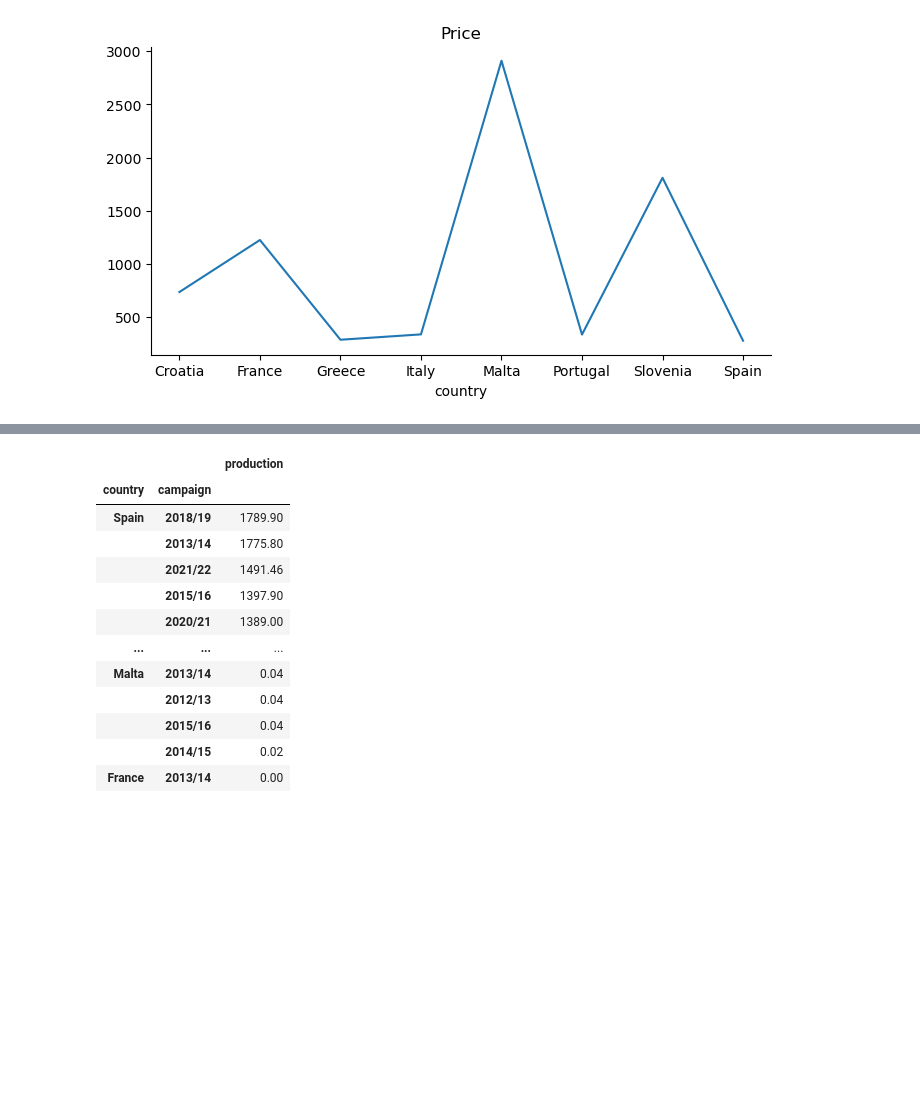
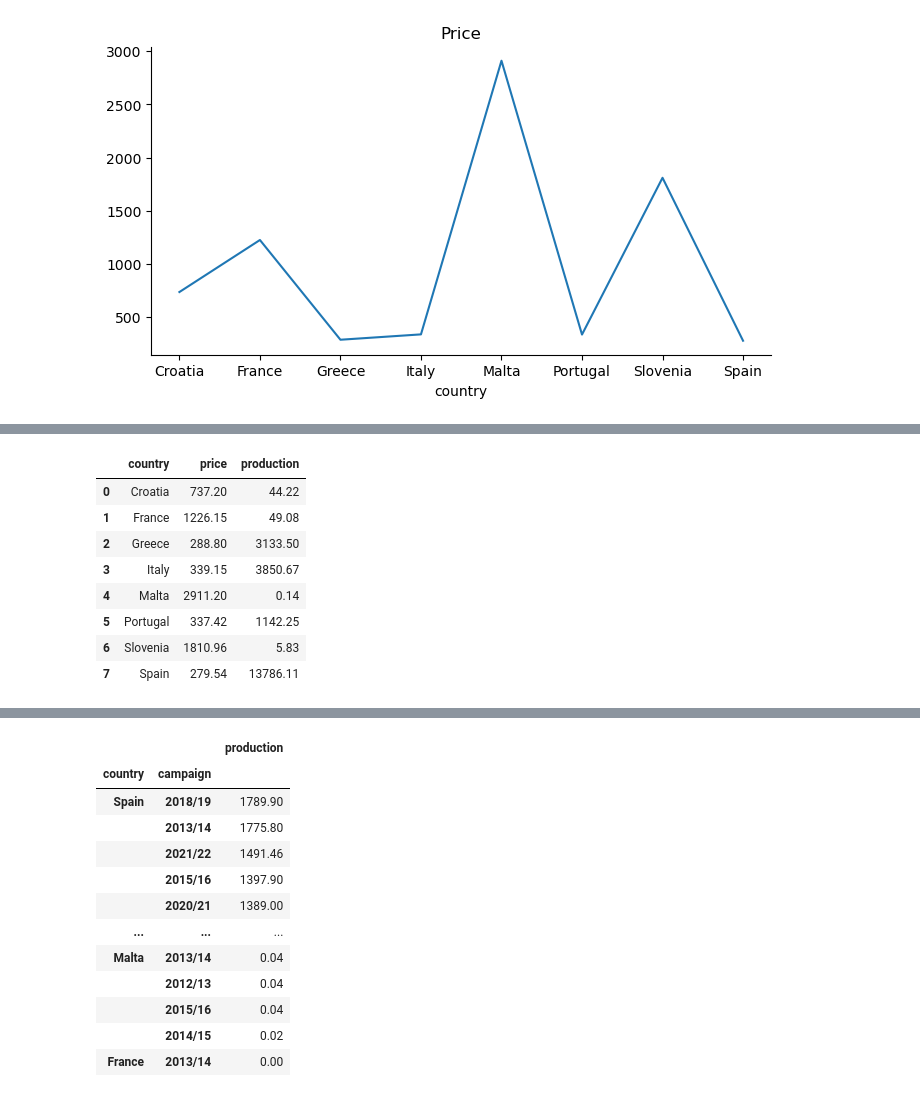
Before and after one commit to guinascim/olive_oil, a Jupyter notebook: Project.ipynb, the cells around one changed output, grey strips where cells are left out. Cells and saved outputs as stored; diff of their text form; code cells hidden in the pictures; blank space fills up the shorter version.

```diff
--- a/Project.ipynb
+++ b/Project.ipynb
@@ -105,0 +141,12 @@ plt.gca().spines[['top', 'right']].set_visible(False)
+# %%
+display(df3)
+# %% [output]
+|  | country | price | production |
+| 0 | Croatia | 737.20 | 44.22 |
+| 1 | France | 1226.15 | 49.08 |
+| 2 | Greece | 288.80 | 3133.50 |
+| 3 | Italy | 339.15 | 3850.67 |
+| 4 | Malta | 2911.20 | 0.14 |
+| 5 | Portugal | 337.42 | 1142.25 |
+| 6 | Slovenia | 1810.96 | 5.83 |
+| 7 | Spain | 279.54 | 13786.11 |
```
Also changed, not shown: parts of 10 cells of this notebook.
